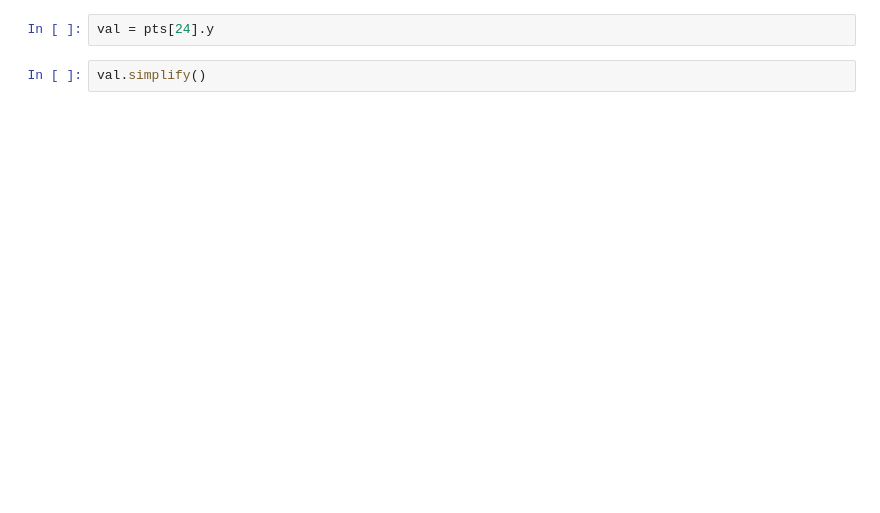
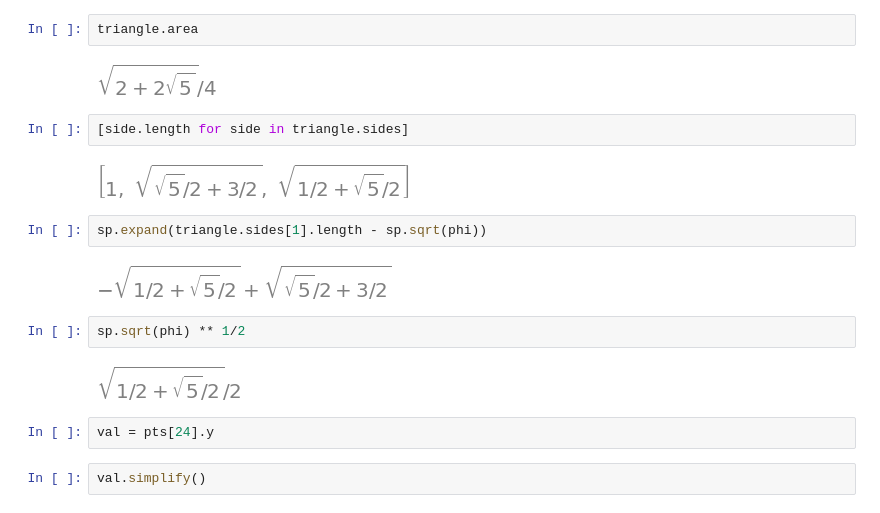
Before and after one commit to geometor/explorer-notebooks, a Jupyter notebook: kepler triangle.ipynb, the cells around one changed output. Saved outputs shown, nothing was run; the diff lists cells and outputs as text; blank space fills up the shorter version.

```diff
--- a/kepler triangle.ipynb
+++ b/kepler triangle.ipynb
@@ -53,4 +49,20 @@ Render: 0:00:03.056689
 [figure]
+# %%
+triangle.area
+# %% [output]
+[figure, added]
+# %%
+[side.length for side in triangle.sides]
+# %% [output]
+[figure, added]
+# %%
+sp.expand(triangle.sides[1].length - sp.sqrt(phi))
+# %% [output]
+[figure, added]
+# %%
+sp.sqrt(phi) ** 1/2
+# %% [output]
+[figure, added]
 # %%
 val = pts[24].y
 # %%
```
Also changed, not shown: parts of 7 cells of this notebook, 5 other files.
